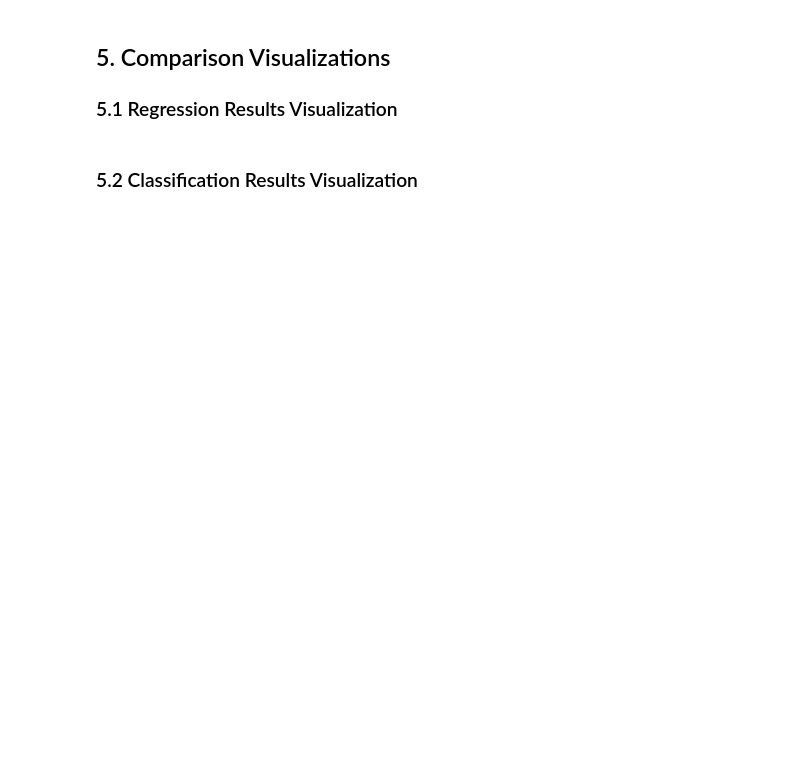
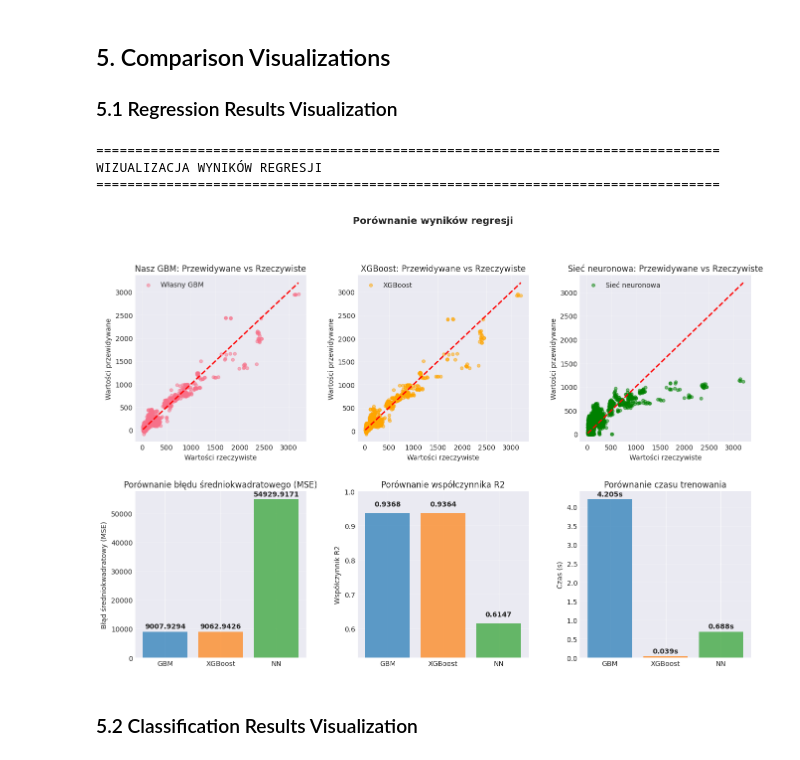
Before and after one commit to Blaczumba/zum_2026l, a Jupyter notebook: research_plan.ipynb, the cells around one changed output. Cells and saved outputs as stored; diff of their text form; code cells hidden in the pictures; blank space fills up the shorter version.

```diff
--- a/research_plan.ipynb
+++ b/research_plan.ipynb
@@ -474,74 +550,77 @@ Cannot run hyperparameter analysis - dataset not loaded
 # %%
 if X_train_reg is not None:
     print("\n" + "="*80)
-    print("REGRESSION RESULTS VISUALIZATION")
+    print("WIZUALIZACJA WYNIKÓW REGRESJI")
     print("="*80)
 
     fig = plt.figure(figsize=(16, 10))
     gs = fig.add_gridspec(2, 3, hspace=0.3, wspace=0.3)
 
     ax1 = fig.add_subplot(gs[0, 0])
-    ax1.scatter(y_test_reg, preds_custom, alpha=0.5, label='Custom GBM', s=20)
+    ax1.scatter(y_test_reg, preds_custom, alpha=0.5, label='Własny GBM', s=20)
     ax1.plot([y_test_reg.min(), y_test_reg.max()], [y_test_reg.min(), y_test_reg.max()], 'r--', lw=2)
-    ax1.set_xlabel('Actual Values')
-    ax1.set_ylabel('Predicted Values')
-    ax1.set_title('Custom GBM: Predictions vs Actual')
+    ax1.set_xlabel('Wartości rzeczywiste')
+    ax1.set_ylabel('Wartości przewidywane')
+    ax1.set_title('Nasz GBM: Przewidywane vs Rzeczywiste')
     ax1.legend()
     ax1.grid(True, alpha=0.3)
 
     ax2 = fig.add_subplot(gs[0, 1])
     ax2.scatter(y_test_reg, preds_xgb, alpha=0.5, label='XGBoost', color='orange', s=20)
     ax2.plot([y_test_reg.min(), y_test_reg.max()], [y_test_reg.min(), y_test_reg.max()], 'r--', lw=2)
-    ax2.set_xlabel('Actual Values')
-    ax2.set_ylabel('Predicted Values')
-    ax2.set_title('XGBoost: Predictions vs Actual')
+    ax2.set_xlabel('Wartości rzeczywiste')
+    ax2.set_ylabel('Wartości przewidywane')
+    ax2.set_title('XGBoost: Przewidywane vs Rzeczywiste')
     ax2.legend()
     ax2.grid(True, alpha=0.3)
 
     ax3 = fig.add_subplot(gs[0, 2])
-    ax3.scatter(y_test_reg, preds_nn, alpha=0.5, label='PyTorch NN', color='green', s=20)
+    ax3.scatter(y_test_reg, preds_nn, alpha=0.5, label='Sieć neuronowa', color='green', s=20)
     ax3.plot([y_test_reg.min(), y_test_reg.max()], [y_test_reg.min(), y_test_reg.max()], 'r--', lw=2)
-    ax3.set_xlabel('Actual Values')
-    ax3.set_ylabel('Predicted Values')
-    ax3.set_title('PyTorch NN: Predictions vs Actual')
+    ax3.set_xlabel('Wartości rzeczywiste')
+    ax3.set_ylabel('Wartości przewidywane')
+    ax3.set_title('Sieć neuronowa: Przewidywane vs Rzeczywiste')
     ax3.legend()
     ax3.grid(True, alpha=0.3)
 
     ax4 = fig.add_subplot(gs[1, 0])
     models = df_results['Model'].values
     mse_values = df_results['MSE'].values
     colors = ['#1f77b4', '#ff7f0e', '#2ca02c']
     ax4.bar(models, mse_values, color=colors, alpha=0.7)
-    ax4.set_ylabel('MSE')
-    ax4.set_title('Mean Squared Error Comparison')
+    ax4.set_ylabel('Błąd średniokwadratowy (MSE)')
+    ax4.set_title('Porównanie błędu średniokwadratowego (MSE)')
     ax4.grid(True, alpha=0.3, axis='y')
     for i, v in enumerate(mse_values):
         ax4.text(i, v + max(mse_values)*0.02, f'{v:.4f}', ha='center', fontweight='bold')
 
     ax5 = fig.add_subplot(gs[1, 1])
-    r2_values = df_results['R² Score'].values
+    r2_values = df_results['R2'].values
     ax5.bar(models, r2_values, color=colors, alpha=0.7)
-    ax5.set_ylabel('R² Score')
-    ax5.set_title('R² Score Comparison')
+    ax5.set_ylabel('Współczynnik R2')
+    ax5.set_title('Porównanie współczynnika R2')
     ax5.set_ylim([min(r2_values) - 0.1, 1.0])
     ax5.grid(True, alpha=0.3, axis='y')
     for i, v in enumerate(r2_values):
         ax5.text(i, v + 0.02, f'{v:.4f}', ha='center', fontweight='bold')
 
     ax6 = fig.add_subplot(gs[1, 2])
-    train_times = df_results['Train Time (s)'].values
+    train_times = df_results['Train Time'].values
     ax6.bar(models, train_times, color=colors, alpha=0.7)
-    ax6.set_ylabel('Time (seconds)')
-    ax6.set_title('Training Time Comparison')
+    ax6.set_ylabel('Czas (s)')
+    ax6.set_title('Porównanie czasu trenowania')
     ax6.grid(True, alpha=0.3, axis='y')
     for i, v in enumerate(train_times):
         ax6.text(i, v + max(train_times)*0.02, f'{v:.3f}s', ha='center', fontweight='bold')
 
-    plt.suptitle('Regression Results Comparison', fontsize=14, fontweight='bold', y=1.00)
+    plt.suptitle('Porównanie wyników regresji', fontsize=14, fontweight='bold', y=1.00)
     plt.savefig('regression_results_comparison.png', dpi=150, bbox_inches='tight')
     plt.show()
-
-    print("✓ Regression visualization complete")
+# %% [output]
+================================================================================
+WIZUALIZACJA WYNIKÓW REGRESJI
+================================================================================
+[figure, added]
 # %% [markdown]
 ### 5.2 Classification Results Visualization
 # %%
```
Also changed, not shown: parts of 18 cells of this notebook, 2 other files.
